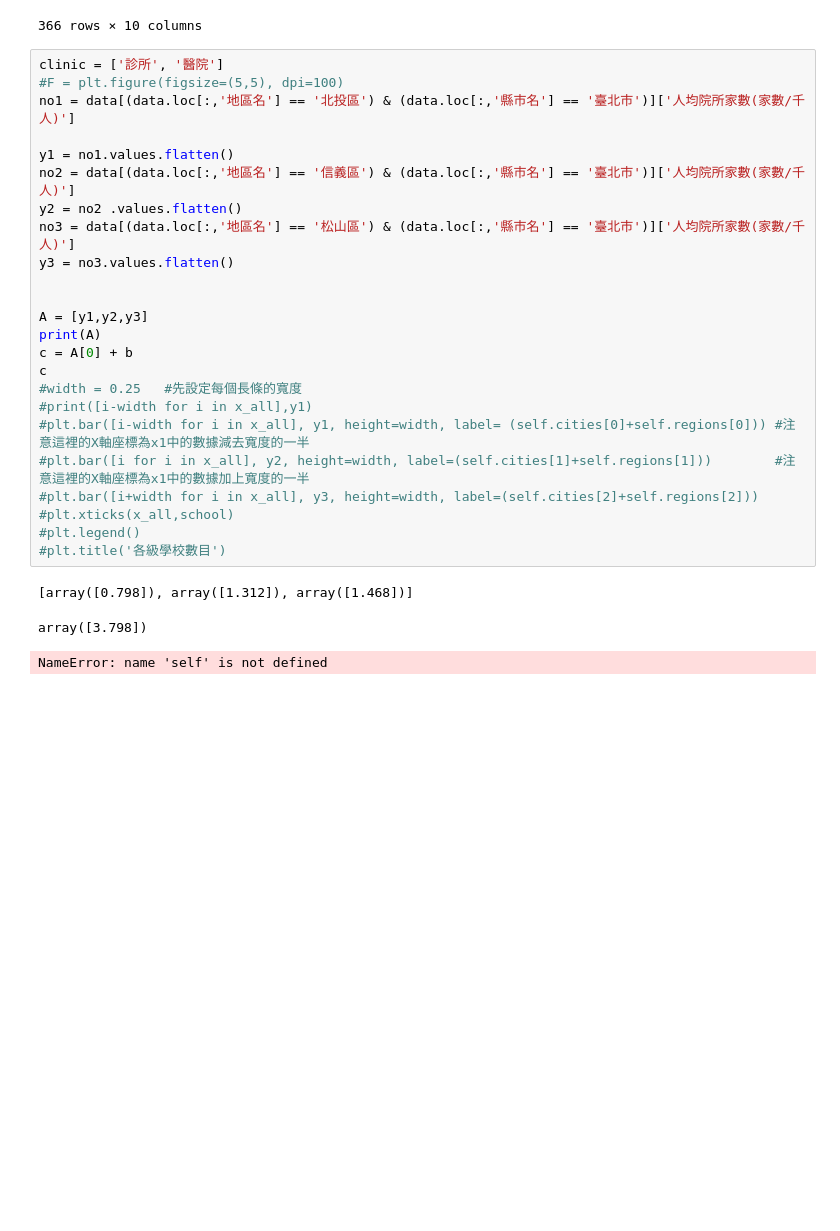
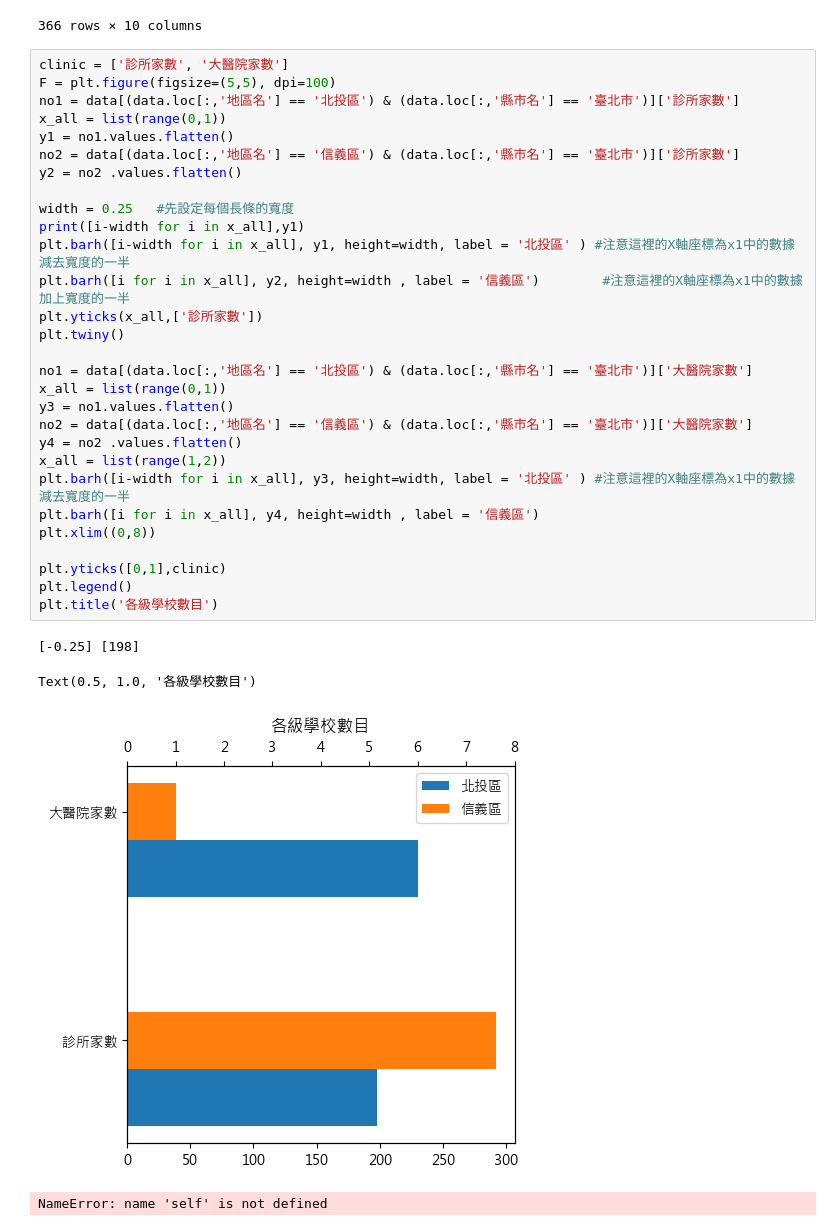
Before and after one commit to jouhsuanlin/ntuibr07, a Jupyter notebook: 繪圖/繪圖.ipynb, the cells around one changed output. Saved outputs shown, nothing was run; the diff lists cells and outputs as text; blank space fills up the shorter version.

```diff
--- a/繪圖/繪圖.ipynb
+++ b/繪圖/繪圖.ipynb
@@ -380,32 +381,38 @@ data
 | 365 | 花蓮縣 | 富里鄉 | 2 | 0.195 | 2 | 0.195 | 2 | 0.195 | 0 | ... |
 366 rows × 10 columns
 # %%
-clinic = ['診所', '醫院']
-#F = plt.figure(figsize=(5,5), dpi=100)
-no1 = data[(data.loc[:,'地區名'] == '北投區') & (data.loc[:,'縣市名'] == '臺北市')]['人均院所家數(家數/千人)']
+clinic = ['診所家數', '大醫院家數']
+F = plt.figure(figsize=(5,5), dpi=100)
+no1 = data[(data.loc[:,'地區名'] == '北投區') & (data.loc[:,'縣市名'] == '臺北市')]['診所家數']
+x_all = list(range(0,1))
+y1 = no1.values.flatten()
+no2 = data[(data.loc[:,'地區名'] == '信義區') & (data.loc[:,'縣市名'] == '臺北市')]['診所家數']
+y2 = no2 .values.flatten()
 
-y1 = no1.values.flatten()
-no2 = data[(data.loc[:,'地區名'] == '信義區') & (data.loc[:,'縣市名'] == '臺北市')]['人均院所家數(家數/千人)']
-y2 = no2 .values.flatten()
-no3 = data[(data.loc[:,'地區名'] == '松山區') & (data.loc[:,'縣市名'] == '臺北市')]['人均院所家數(家數/千人)']
-y3 = no3.values.flatten()
+width = 0.25   #先設定每個長條的寬度
+print([i-width for i in x_all],y1)
+plt.barh([i-width for i in x_all], y1, height=width, label = '北投區' ) #注意這裡的X軸座標為x1中的數據減去寬度的一半
+plt.barh([i for i in x_all], y2, height=width , label = '信義區')        #注意這裡的X軸座標為x1中的數據加上寬度的一半
+plt.yticks(x_all,['診所家數'])
+plt.twiny()
 
+no1 = data[(data.loc[:,'地區名'] == '北投區') & (data.loc[:,'縣市名'] == '臺北市')]['大醫院家數']
+x_all = list(range(0,1))
+y3 = no1.values.flatten()
+no2 = data[(data.loc[:,'地區名'] == '信義區') & (data.loc[:,'縣市名'] == '臺北市')]['大醫院家數']
+y4 = no2 .values.flatten()
+x_all = list(range(1,2))
+plt.barh([i-width for i in x_all], y3, height=width, label = '北投區' ) #注意這裡的X軸座標為x1中的數據減去寬度的一半
+plt.barh([i for i in x_all], y4, height=width , label = '信義區')
+plt.xlim((0,8))
 
-A = [y1,y2,y3]
-print(A)
-c = A[0] + b
-c
-#width = 0.25   #先設定每個長條的寬度
-#print([i-width for i in x_all],y1)
-#plt.bar([i-width for i in x_all], y1, height=width, label= (self.cities[0]+self.regions[0])) #注意這裡的X軸座標為x1中的數據減去寬度的一半
-#plt.bar([i for i in x_all], y2, height=width, label=(self.cities[1]+self.regions[1]))        #注意這裡的X軸座標為x1中的數據加上寬度的一半
-#plt.bar([i+width for i in x_all], y3, height=width, label=(self.cities[2]+self.regions[2]))
-#plt.xticks(x_all,school)
-#plt.legend()
-#plt.title('各級學校數目')
+plt.yticks([0,1],clinic)
+plt.legend()
+plt.title('各級學校數目')
 # %% [output]
-[array([0.798]), array([1.312]), array([1.468])]
+[-0.25] [198]
-array([3.798])
+Text(0.5, 1.0, '各級學校數目')
+[figure, added]
 # %%
 # %% [output]
 NameError: name 'self' is not defined
```
Also changed, not shown: parts of 2 cells of this notebook, 3 other files.
